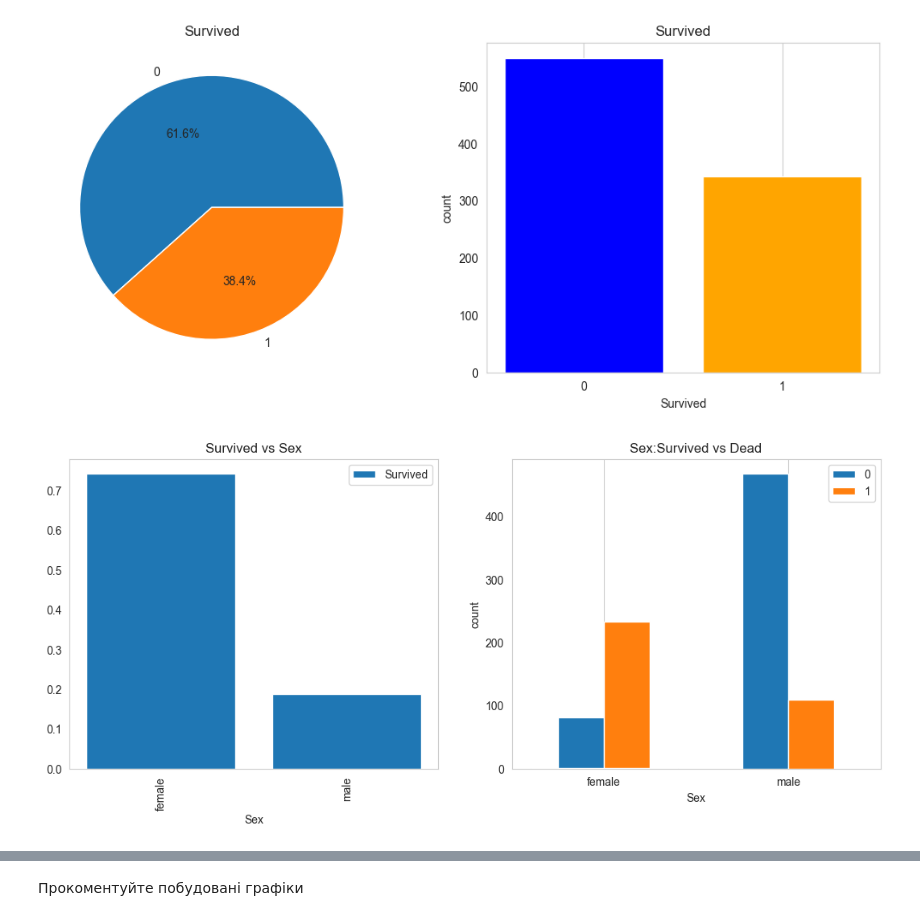
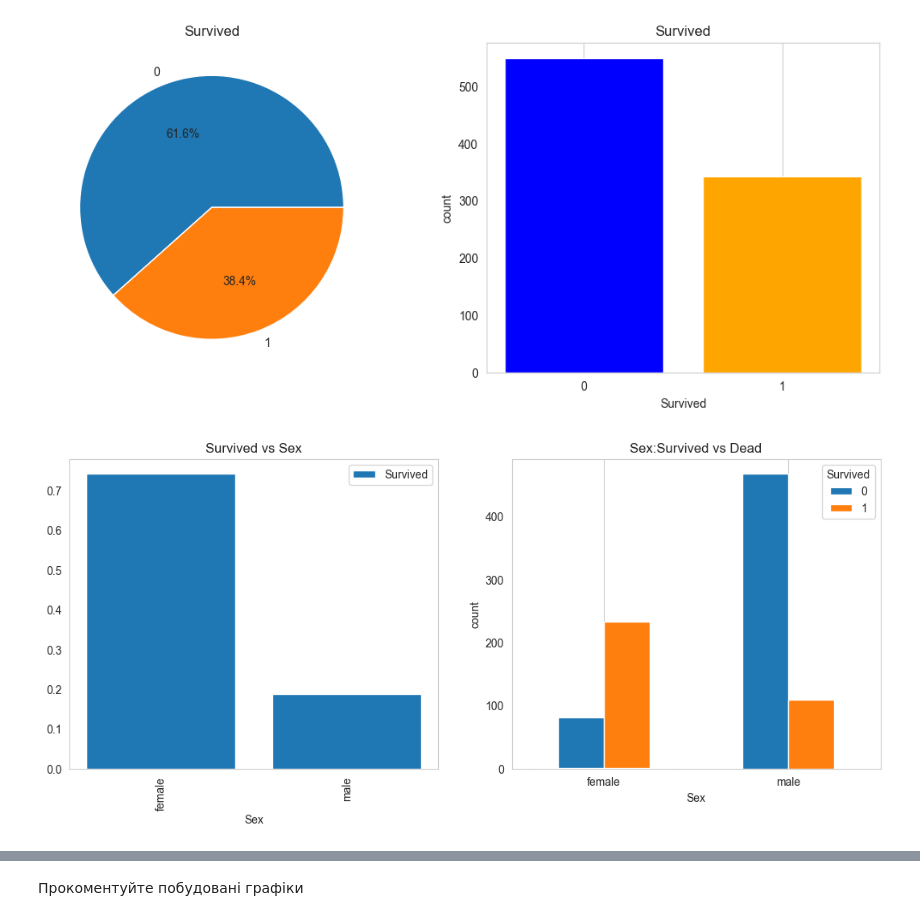
Before and after one commit to Prosik2205/OSHI, a Jupyter notebook: Task2_basic_ai_prosimyak_oleksander.ipynb, the cells around one changed output, grey strips where cells are left out. Drawn from its saved outputs; the diff is of its cells as text; code cells hidden in the pictures.

```diff
--- a/Task2_basic_ai_prosimyak_oleksander.ipynb
+++ b/Task2_basic_ai_prosimyak_oleksander.ipynb
@@ -56,35 +56,35 @@ plt.show()
 # %%
 fig = plt.figure(figsize=(13,5))
 ax = fig.add_subplot(1,2,1)
 male = dataset[dataset['Sex']=='male']
 female = dataset[dataset['Sex']=='female']
 sur_men = male['Survived'].mean().sum()
 sur_wom = female['Survived'].mean().sum()
 ax.bar(['female','male'],[sur_wom,sur_men],label='Survived')
 plt.xlabel('Sex')
 plt.title('Survived vs Sex')
 plt.legend()
 plt.xticks(rotation=90)
 ax.set_axisbelow(True)
 ax.grid()
 
 
 ax1 = fig.add_subplot(1,2,2)
 sur = dataset.groupby(['Sex', 'Survived']).size().unstack()
 sur.plot(kind='bar',ax=ax1)
 ax1.bar(['sex'],sur)
 ax1.set_xlabel('Sex')
 ax1.set_ylabel('count')
 plt.title('Sex:Survived vs Dead')
 plt.legend()
 plt.xticks(rotation=0)
 ax1.set_axisbelow(True)
 ax1.grid(axis='y')
-plt.legend()
+plt.legend(title='Survived')
 
 plt.show()
 # %% [output]
-[figure, old version]
+[figure, new version]
 # %% [markdown]
 ![image.png](embedded-picture-1)
 # %%
```
Also changed, not shown: parts of 2 cells of this notebook.
